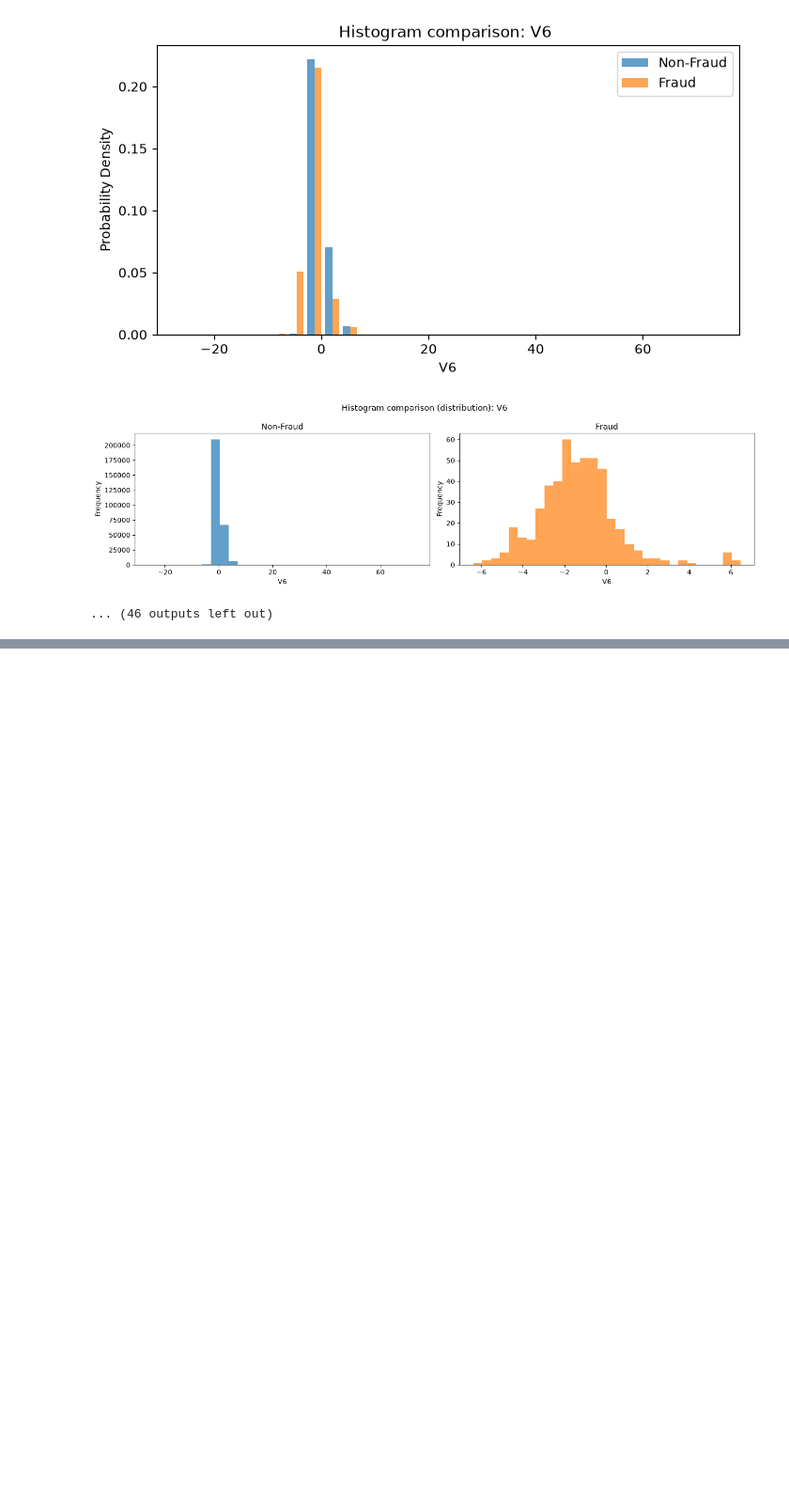
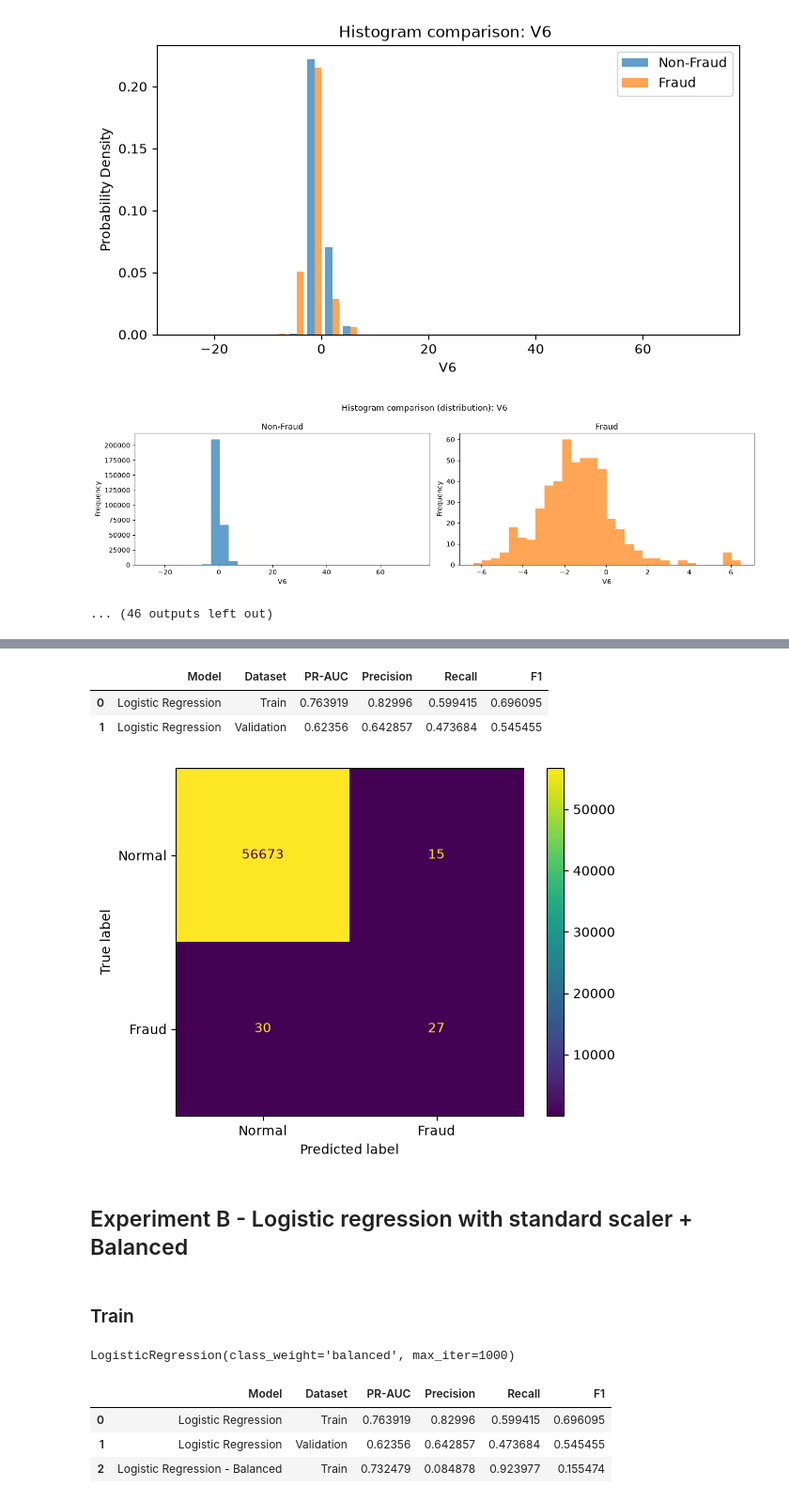
Before and after one commit to piotruxD/Credit-Fraud-Detection, a Jupyter notebook: credit_fraud.ipynb, the cells around one changed output, grey strips where cells are left out. Shown at 94% size. Cells and saved outputs as stored; diff of their text form; code cells hidden in the pictures; blank space fills up the shorter version.

```diff
--- a/credit_fraud.ipynb
+++ b/credit_fraud.ipynb
@@ -403,0 +902,65 @@ Dolna granica: -79654.5
+# %%
+X_valid_scaled = scaler.transform(X_valid)
+
+valid_results = evaluate_model(
+    logistic_model,
+    X_valid_scaled,
+    y_valid
+)
+
+valid_results
+
+results_df = add_model_results(
+    results_df,
+    "Logistic Regression",
+    "Validation",
+    valid_results
+)
+
+display(results_df)
+# %% [output]
+|  | Model | Dataset | PR-AUC | Precision | Recall | F1 |
+| 0 | Logistic Regression | Train | 0.763919 | 0.82996 | 0.599415 | 0.696095 |
+| 1 | Logistic Regression | Validation | 0.62356 | 0.642857 | 0.473684 | 0.545455 |
+# %%
+y_valid_pred = logistic_model.predict(X_valid_scaled)
+
+show_confusion_matrix(
+    y_valid,
+    y_valid_pred
+)
+# %% [output]
+[figure, added]
+# %% [markdown]
+## Experiment B - Logistic regression with standard scaler + Balanced
+# %% [markdown]
+### Train
+# %%
+logistic_balanced = LogisticRegression(
+    max_iter=1000,
+    class_weight="balanced"
+)
+
+logistic_balanced.fit(X_train_scaled, y_train)
+# %% [output]
+LogisticRegression(class_weight='balanced', max_iter=1000)
+# %%
+balanced_train_results = evaluate_model(
+    logistic_balanced,
+    X_train_scaled,
+    y_train
+)
+
+results_df = add_model_results(
+    results_df,
+    "Logistic Regression - Balanced",
+    "Train",
+    balanced_train_results
+)
+
+display(results_df)
+# %% [output]
+|  | Model | Dataset | PR-AUC | Precision | Recall | F1 |
+| 0 | Logistic Regression | Train | 0.763919 | 0.82996 | 0.599415 | 0.696095 |
+| 1 | Logistic Regression | Validation | 0.62356 | 0.642857 | 0.473684 | 0.545455 |
+| 2 | Logistic Regression - Balanced | Train | 0.732479 | 0.084878 | 0.923977 | 0.155474 |
```
Also changed, not shown: parts of 52 cells of this notebook.
